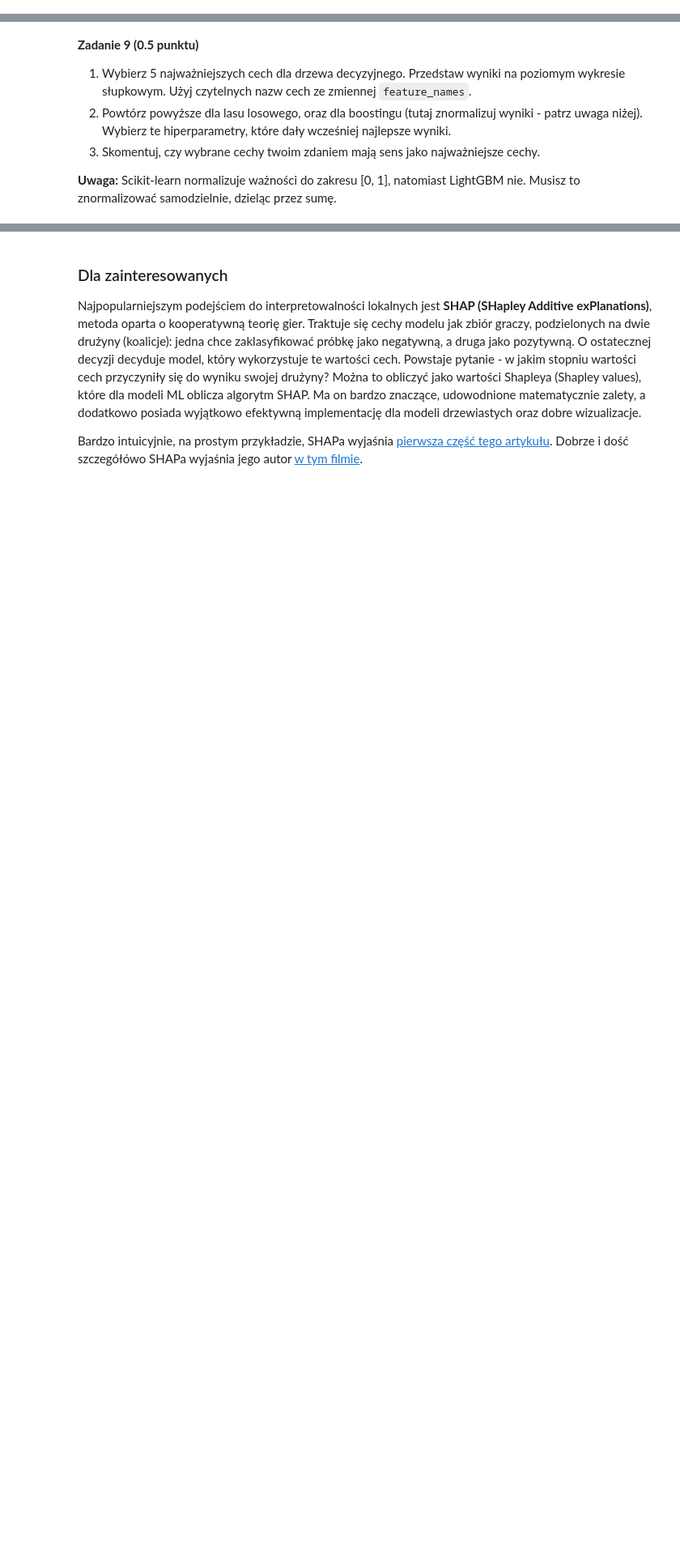
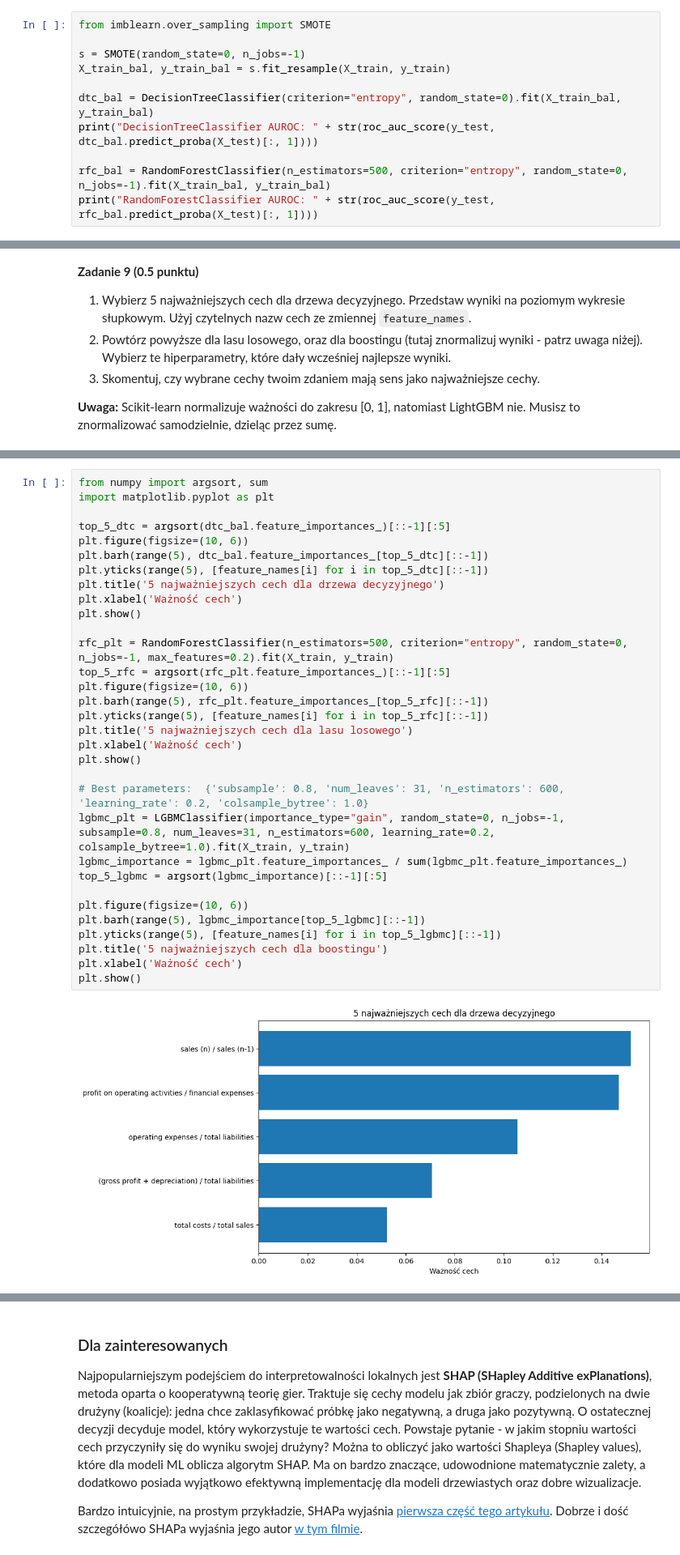
Before and after one commit to Kasl0/PSI, a Jupyter notebook: lab2/lab_2.ipynb, the cells around one changed output, grey strips where cells are left out. Shown at 81% size. Cells and saved outputs as stored; diff of their text form; blank space fills up the shorter version.

```diff
--- a/lab2/lab_2.ipynb
+++ b/lab2/lab_2.ipynb
@@ -244,0 +271,11 @@ Użyj SMOTE do zbalansowania zbioru treningowego (nie używa się go na zbiorze
+# %%
+from imblearn.over_sampling import SMOTE
+
+s = SMOTE(random_state=0, n_jobs=-1)
+X_train_bal, y_train_bal = s.fit_resample(X_train, y_train)
+
+dtc_bal = DecisionTreeClassifier(criterion="entropy", random_state=0).fit(X_train_bal, y_train_bal)
+print("DecisionTreeClassifier AUROC: " + str(roc_auc_score(y_test, dtc_bal.predict_proba(X_test)[:, 1])))
+
+rfc_bal = RandomForestClassifier(n_estimators=500, criterion="entropy", random_state=0, n_jobs=-1).fit(X_train_bal, y_train_bal)
+print("RandomForestClassifier AUROC: " + str(roc_auc_score(y_test, rfc_bal.predict_proba(X_test)[:, 1])))
@@ -390,0 +525,34 @@ Ze względu na powyższe, ważności cech normalizuje się często do zakresu [0
+# %%
+from numpy import argsort, sum
+import matplotlib.pyplot as plt
+
+top_5_dtc = argsort(dtc_bal.feature_importances_)[::-1][:5]
+plt.figure(figsize=(10, 6))
+plt.barh(range(5), dtc_bal.feature_importances_[top_5_dtc][::-1])
+plt.yticks(range(5), [feature_names[i] for i in top_5_dtc][::-1])
+plt.title('5 najważniejszych cech dla drzewa decyzyjnego')
+plt.xlabel('Ważność cech')
+plt.show()
+
+rfc_plt = RandomForestClassifier(n_estimators=500, criterion="entropy", random_state=0, n_jobs=-1, max_features=0.2).fit(X_train, y_train)
+top_5_rfc = argsort(rfc_plt.feature_importances_)[::-1][:5]
+plt.figure(figsize=(10, 6))
+plt.barh(range(5), rfc_plt.feature_importances_[top_5_rfc][::-1])
+plt.yticks(range(5), [feature_names[i] for i in top_5_rfc][::-1])
+plt.title('5 najważniejszych cech dla lasu losowego')
+plt.xlabel('Ważność cech')
+plt.show()
+
+# Best parameters:  {'subsample': 0.8, 'num_leaves': 31, 'n_estimators': 600, 'learning_rate': 0.2, 'colsample_bytree': 1.0}
+lgbmc_plt = LGBMClassifier(importance_type="gain", random_state=0, n_jobs=-1, subsample=0.8, num_leaves=31, n_estimators=600, learning_rate=0.2, colsample_bytree=1.0).fit(X_train, y_train)
+lgbmc_importance = lgbmc_plt.feature_importances_ / sum(lgbmc_plt.feature_importances_)
+top_5_lgbmc = argsort(lgbmc_importance)[::-1][:5]
+
+plt.figure(figsize=(10, 6))
+plt.barh(range(5), lgbmc_importance[top_5_lgbmc][::-1])
+plt.yticks(range(5), [feature_names[i] for i in top_5_lgbmc][::-1])
+plt.title('5 najważniejszych cech dla boostingu')
+plt.xlabel('Ważność cech')
+plt.show()
+# %% [output]
+[figure, added]
```
Also changed, not shown: parts of 34 cells of this notebook.
